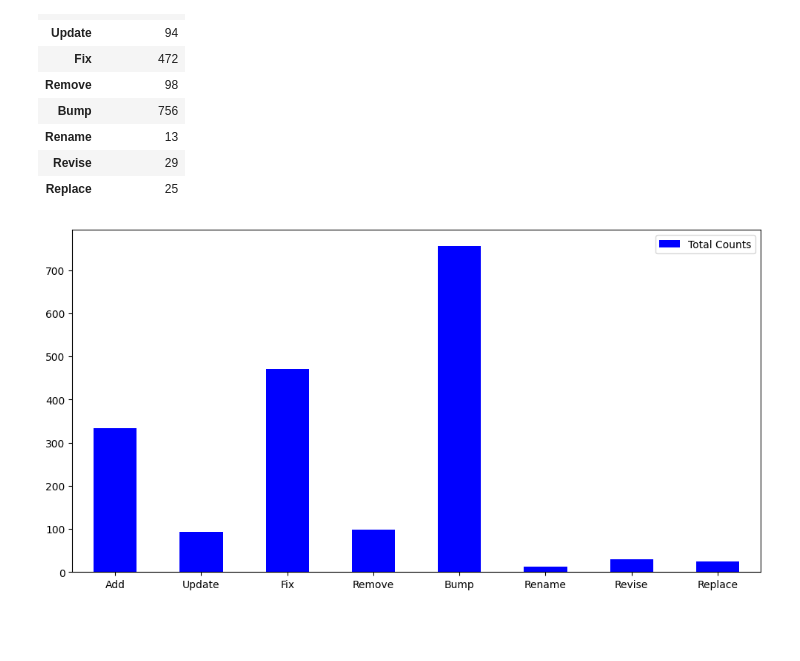
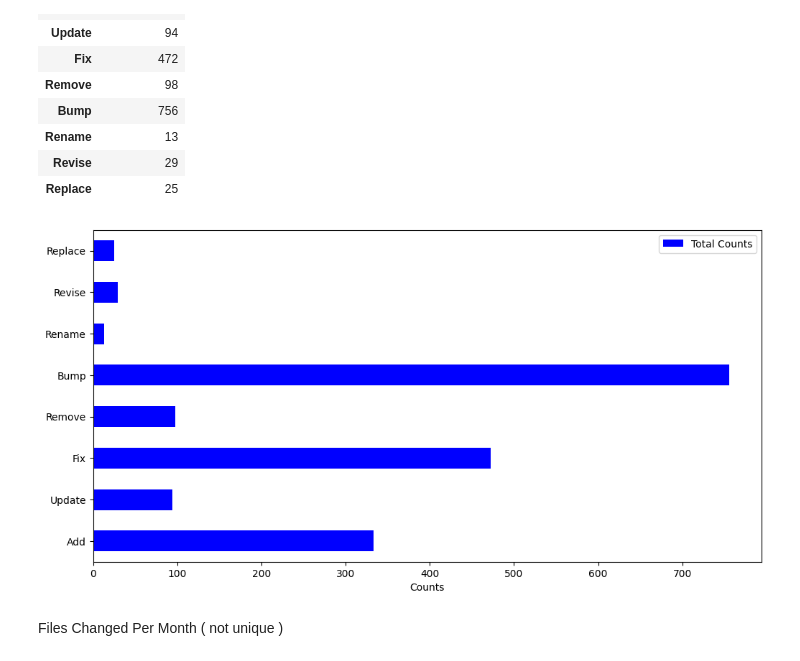
Before and after one commit to Khanhtoichoi/Data-Analysis, a Jupyter notebook: data_analysis.ipynb, the cells around one changed output. Saved outputs shown, nothing was run; the diff lists cells and outputs as text; code cells hidden in the pictures; blank space fills up the shorter version.

```diff
--- a/data_analysis.ipynb
+++ b/data_analysis.ipynb
@@ -5,6 +5,7 @@ import pandas as pd
 import numpy as np
 import matplotlib.pyplot as plt
 import mplfinance as mpf
+import ast
 # Read csv file
 df = pd.read_csv('commits.csv')
 df['Commited Date'] = pd.to_datetime(df['Commited Date'])
@@ -22,6 +23,8 @@ for i in range(1,df.shape[0]+1):
 # Set commited date as index
 df.set_index('Commited Date', inplace=True)
 df['Month'] = df.index.to_period('M')
+# Convert Files columns to Array
+df['Files'] = df['Files'].apply(ast.literal_eval)
 df.head()
 # %% [output]
 |  | Author | Commit Message | Contributor | Files | Passed | Month |
@@ -223,8 +258,10 @@ word_df
 | Revise | 29 |
 | Replace | 25 |
 # %%
-word_df.plot(kind = 'bar', figsize = (12,6), color = 'blue')
+word_df.plot(xlabel = 'Counts',kind = 'barh', figsize = (12,6), color = 'blue')
 plt.xticks(rotation=0)
 plt.show()
 # %% [output]
-[figure, old version]
+[figure, new version]
+# %% [markdown]
+Files Changed Per Month ( not unique )
```
Also changed, not shown: parts of 24 cells of this notebook.
